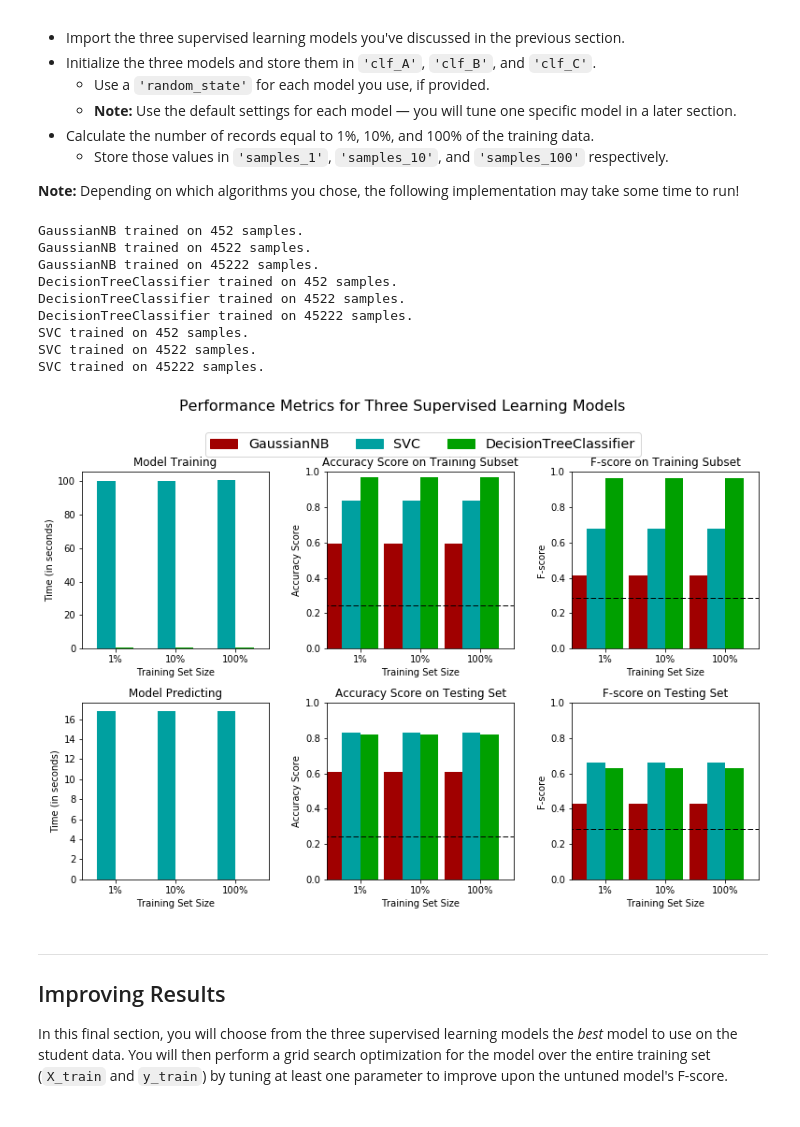
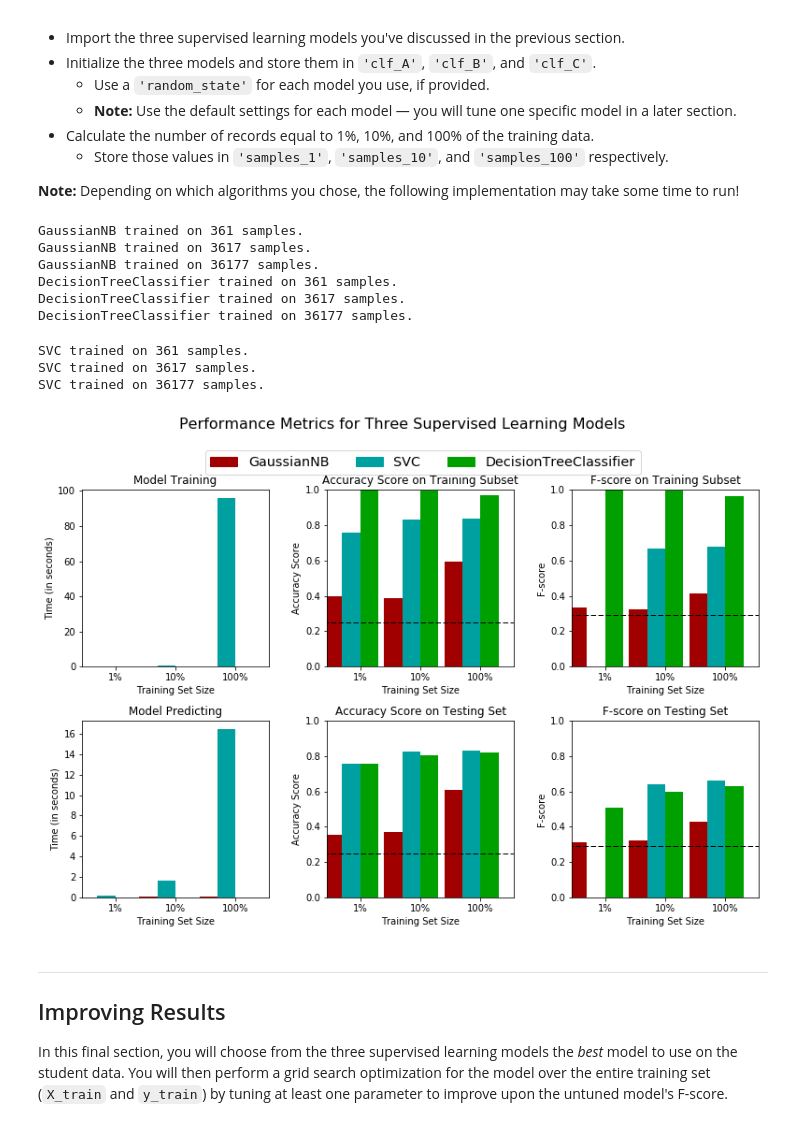
Before and after one commit to DrJefe/finding_donors, a Jupyter notebook: finding_donors.ipynb, the cells around one changed output. Cells and saved outputs as stored; diff of their text form; code cells hidden in the pictures.

```diff
--- a/finding_donors.ipynb
+++ b/finding_donors.ipynb
@@ -201,14 +192,11 @@ The model's accuracy would be 0.2438 and it's F-score would be 0.2872
 # %%
-from sklearn.metrics import accuracy_score, fbeta_score
-y_pred = np.ones(len(y_test-1), dtype = np.int)
-#print y_pred
-#print y_test
-
 # TODO: Calculate accuracy
-accuracy = accuracy_score(y_test, y_pred)
+accuracy = 0.2478
 
 # TODO: Calculate F-score using the formula above for beta = 0.5
-fscore = fbeta_score(y_test, y_pred, average = 'binary', beta = 0.5)
+precision = 11208./(11208+34014)
+recall = 11208./(11208+0)
+fscore = (1.+0.5**2) * ((precision*recall)/(((0.5**2)*precision)+recall))
 
 # Print the results
 print "Naive Predictor: [Accuracy score: {:.4f}, F-score: {:.4f}]".format(accuracy, fscore)
@@ -269,7 +257,7 @@ def train_predict(learner, sample_size, X_train, y_train, X_test, y_test):
 
     # TODO: Fit the learner to the training data using slicing with 'sample_size'
     start = time() # Get start time
-    learner = learner.fit(X_train, y_train)
+    learner = learner.fit(X_train[:sample_size], y_train[:sample_size])
     end = time() # Get end time
 
     # TODO: Calculate the training time
@@ -316,41 +304,41 @@ In the code cell, you will need to implement the following:
 # %%
 # TODO: Import the three supervised learning models from sklearn
 from sklearn.naive_bayes import GaussianNB
 from sklearn import tree
 from sklearn.svm import SVC
 
 # TODO: Initialize the three models
 clf_A = GaussianNB()
 clf_B = tree.DecisionTreeClassifier(random_state=42)
 clf_C = SVC(random_state =42)
 
 # TODO: Calculate the number of samples for 1%, 10%, and 100% of the training data
-samples_1 = int(n_records * 0.01)
-samples_10 = int(n_records * 0.1)
-samples_100 = int(n_records)
+samples_1 = int(X_train.shape[0] * 0.01)
+samples_10 = int(X_train.shape[0] * 0.1)
+samples_100 = int(X_train.shape[0])
 
 # Collect results on the learners
 results = {}
 for clf in [clf_A, clf_B, clf_C]:
     clf_name = clf.__class__.__name__
     results[clf_name] = {}
     for i, samples in enumerate([samples_1, samples_10, samples_100]):
         results[clf_name][i] = \
         train_predict(clf, samples, X_train, y_train, X_test, y_test)
 
 # Run metrics visualization for the three supervised learning models chosen
 vs.evaluate(results, accuracy, fscore)
 # %% [output]
-GaussianNB trained on 452 samples.
-GaussianNB trained on 4522 samples.
-GaussianNB trained on 45222 samples.
-DecisionTreeClassifier trained on 452 samples.
-DecisionTreeClassifier trained on 4522 samples.
-DecisionTreeClassifier trained on 45222 samples.
-SVC trained on 452 samples.
-SVC trained on 4522 samples.
-SVC trained on 45222 samples.
+GaussianNB trained on 361 samples.
+GaussianNB trained on 3617 samples.
+GaussianNB trained on 36177 samples.
+DecisionTreeClassifier trained on 361 samples.
+DecisionTreeClassifier trained on 3617 samples.
+DecisionTreeClassifier trained on 36177 samples.
+SVC trained on 361 samples.
+SVC trained on 3617 samples.
+SVC trained on 36177 samples.
-[figure, old version]
+[figure, new version]
 # %% [markdown]
 ----
 ## Improving Results
```
Also changed, not shown: parts of 8 cells of this notebook, 1 other file.
